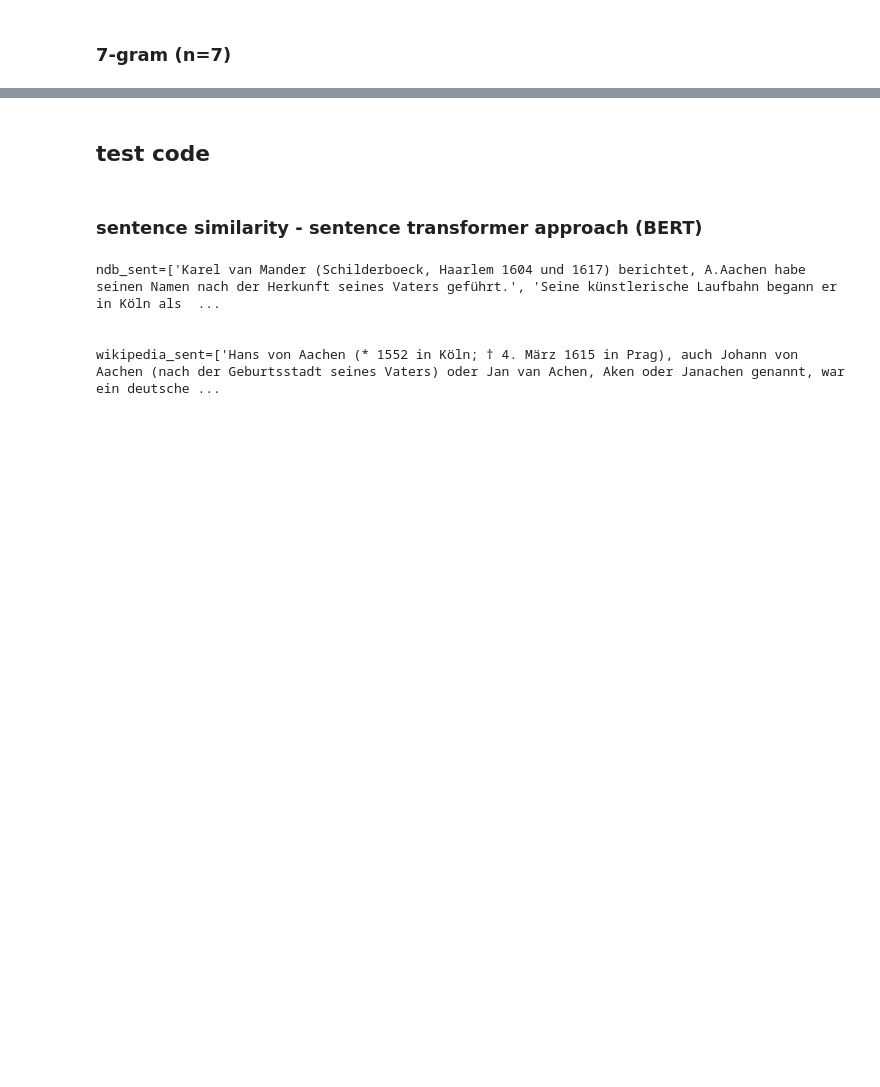
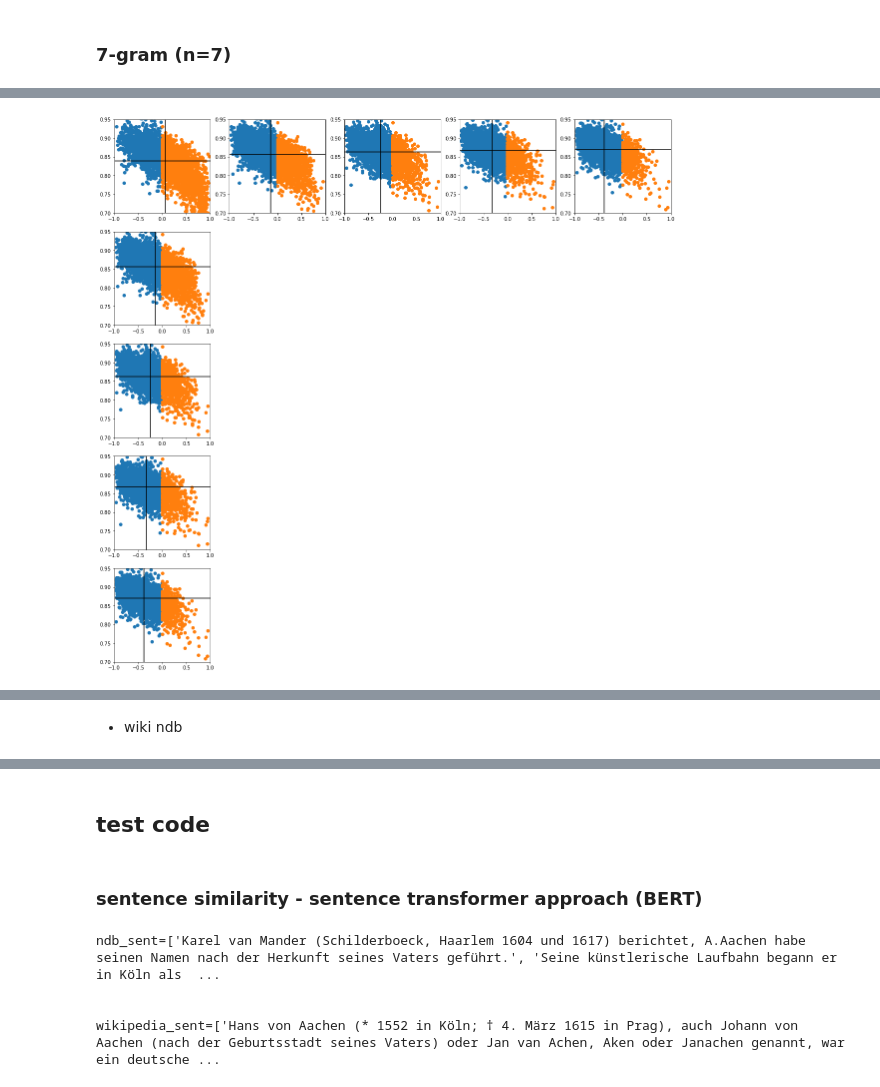
Before and after one commit to iTsluku/ndb-wikipedia-reuse, a Jupyter notebook: quantify_text_reuse.ipynb, the cells around one changed output, grey strips where cells are left out. Cells and saved outputs as stored; diff of their text form; code cells hidden in the pictures; blank space fills up the shorter version.

```diff
--- a/quantify_text_reuse.ipynb
+++ b/quantify_text_reuse.ipynb
@@ -917,0 +884,8 @@ ax.set_xticklabels(embedding_similarity_dict.keys())
+# %%
+embedding_similarity_ndb_wiki_scatter = {
+    "first rev": [(np.mean(t[0]),(t[2]-t[3])/(t[2]+t[3])) for t in data[0] if t[0]],
+    "25% rev": [(np.mean(t[0]),(t[2]-t[3])/(t[2]+t[3])) for t in data[1] if t[0]],
+    "50% rev": [(np.mean(t[0]),(t[2]-t[3])/(t[2]+t[3])) for t in data[2] if t[0]],
+    "75% rev": [(np.mean(t[0]),(t[2]-t[3])/(t[2]+t[3])) for t in data[3] if t[0]],
+    "last rev": [(np.mean(t[0]),(t[2]-t[3])/(t[2]+t[3])) for t in data[4] if t[0]],
+}
@@ -917,0 +894,25 @@ ax.set_xticklabels(embedding_similarity_dict.keys())
+# %%
+fig, ax = plt.subplots(5,5, figsize=(20, 20))
+for i, key in enumerate(embedding_similarity_ndb_wiki_scatter):
+    y1,x1 = zip(*[t for t in embedding_similarity_ndb_wiki_scatter[key] if t[1]<0])
+    y2,x2 = zip(*[t for t in embedding_similarity_ndb_wiki_scatter[key] if t[1]>=0])
+    x_mean = np.mean(x1+x2)
+    y_mean = np.mean(y1+y2)
+    ax[0,i].axhline(y=y_mean, color='black')
+    ax[0,i].axvline(x=x_mean, color='black')
+    ax[0,i].scatter(x1,y1)
+    ax[0,i].scatter(x2,y2)
+    ax[0,i].set_xlim(-1,1)
+    ax[0,i].set_ylim(0.70,0.95)
+    if i!=0:
+        ax[i,0].axhline(y=y_mean, color='black')
+        ax[i,0].axvline(x=x_mean, color='black')
+        ax[i,0].scatter(x1,y1)
+        ax[i,0].scatter(x2,y2)
+        ax[i,0].set_xlim(-1,1)
+        ax[i,0].set_ylim(0.70,0.95)
+    for j in range(1,5):
+        for k in range(1,5):
+            ax[j,k].set_visible(False)
+# %% [output]
+[figure, added]
@@ -917,0 +920,2 @@ ax.set_xticklabels(embedding_similarity_dict.keys())
+# %% [markdown]
++ wiki ndb
```
Also changed, not shown: parts of 22 cells of this notebook, 10 other files.
